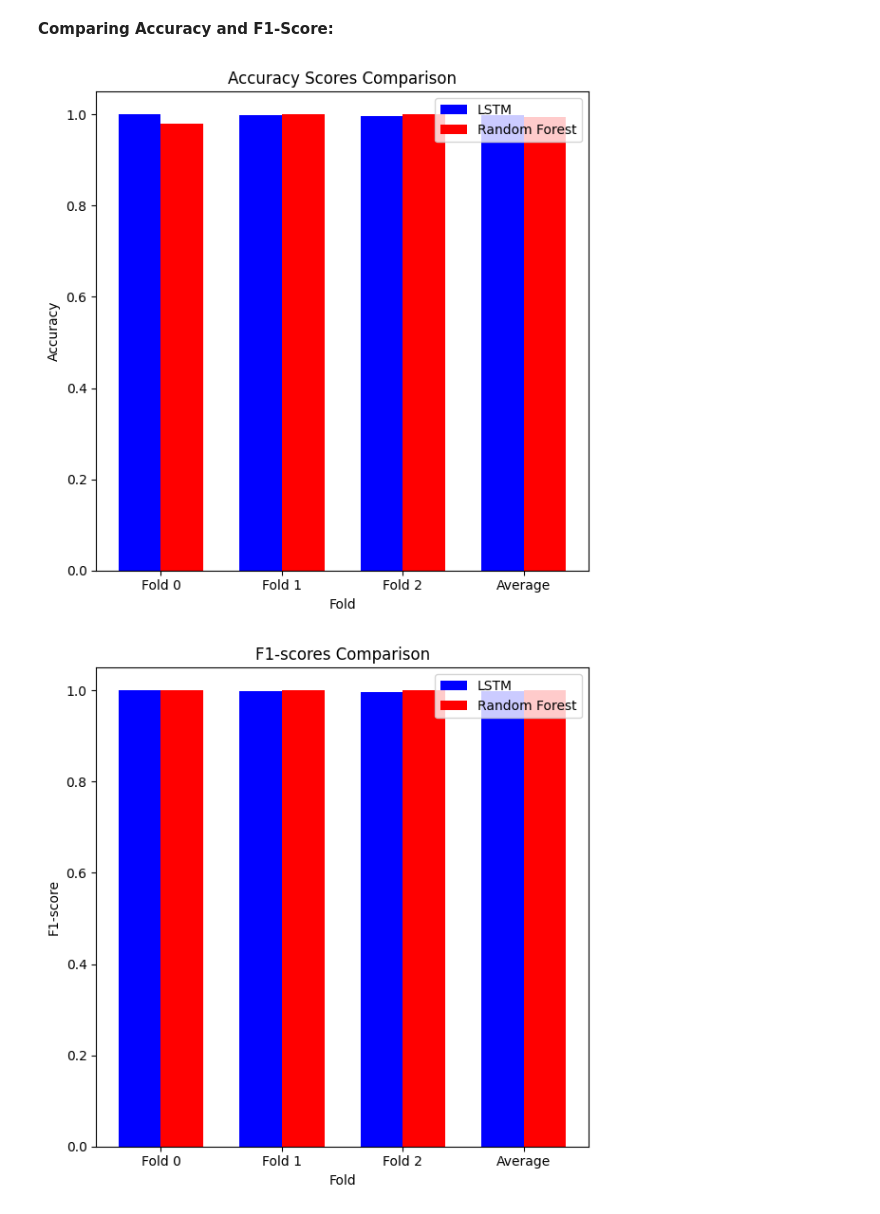
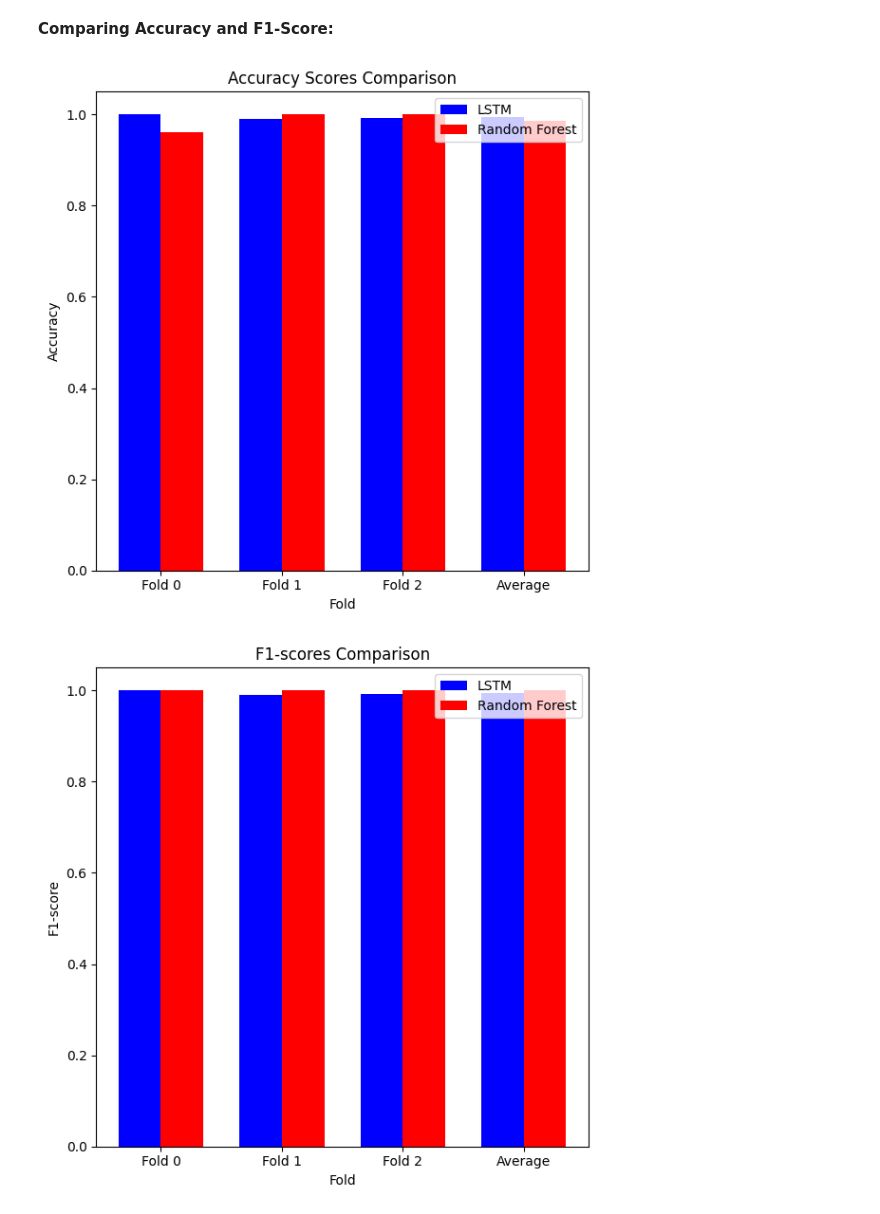
Before and after one commit to prachii-priyaa/BOW-spam_detectors, a Jupyter notebook: Classifying Phishing URLs Using Recurrent Neural Networks/Classifying_phishing_URLs_using_RNNs.ipynb, the cells around one changed output. Cells and saved outputs as stored; diff of their text form; code cells hidden in the pictures.

```diff
--- a/Classifying Phishing URLs Using Recurrent Neural Networks/Classifying_phishing_URLs_using_RNNs.ipynb
+++ b/Classifying Phishing URLs Using Recurrent Neural Networks/Classifying_phishing_URLs_using_RNNs.ipynb
@@ -473,13 +475,13 @@ plt.show()
 **Comparing Accuracy and F1-Score:**
 # %%
 # Accuracy scores for LSTM and Random Forest
-accuracy_lstm_per_fold = [1.000000, 0.997749, 0.996999]
-accuracy_rf_per_fold = [0.980510, 1.000000, 1.000000]
+accuracy_lstm_per_fold = [1.000000, 0.990248, 0.992498]
+accuracy_rf_per_fold = [0.961019, 1.000000, 1.000000]
 average_accuracy_lstm = np.mean(accuracy_lstm_per_fold)
 average_accuracy_rf = np.mean(accuracy_rf_per_fold)
 
 # F1-scores for LSTM and Random Forest
-f1_lstm_per_fold = [1.000000, 0.997743, 0.996992]
+f1_lstm_per_fold = [1.000000, 0.990159, 0.992447]
 f1_rf_per_fold = [1.000000, 1.000000, 1.000000]
 average_f1_lstm = np.mean(f1_lstm_per_fold)
 average_f1_rf = np.mean(f1_rf_per_fold)
@@ -493,32 +495,32 @@ width = 0.35
 
 fig, ax = plt.subplots(figsize=(6, 6))
 rects1 = ax.bar(x - width/2, accuracy_lstm_per_fold + [average_accuracy_lstm], width, label='LSTM', color='blue')
 rects2 = ax.bar(x + width/2, accuracy_rf_per_fold + [average_accuracy_rf], width, label='Random Forest', color='red')
 
 ax.set_ylabel('Accuracy')
 ax.set_xlabel('Fold')
 ax.set_title('Accuracy Scores Comparison')
 ax.set_xticks(x)
 ax.set_xticklabels(fold_labels)
 ax.legend()
 
 fig.tight_layout()
 plt.show()
 
 # Plot for F1-scores
 fig, ax = plt.subplots(figsize=(6, 6))
 rects1 = ax.bar(x - width/2, f1_lstm_per_fold + [average_f1_lstm], width, label='LSTM', color='blue')
 rects2 = ax.bar(x + width/2, f1_rf_per_fold + [average_f1_rf], width, label='Random Forest', color='red')
 
 ax.set_ylabel('F1-score')
 ax.set_xlabel('Fold')
 ax.set_title('F1-scores Comparison')
 ax.set_xticks(x)
 ax.set_xticklabels(fold_labels)
 ax.legend()
 
 fig.tight_layout()
 plt.show()
 # %% [output]
-[figure, old version]
+[figure, new version]
-[figure, old version]
+[figure, new version]
```
Also changed, not shown: parts of 7 cells of this notebook.
